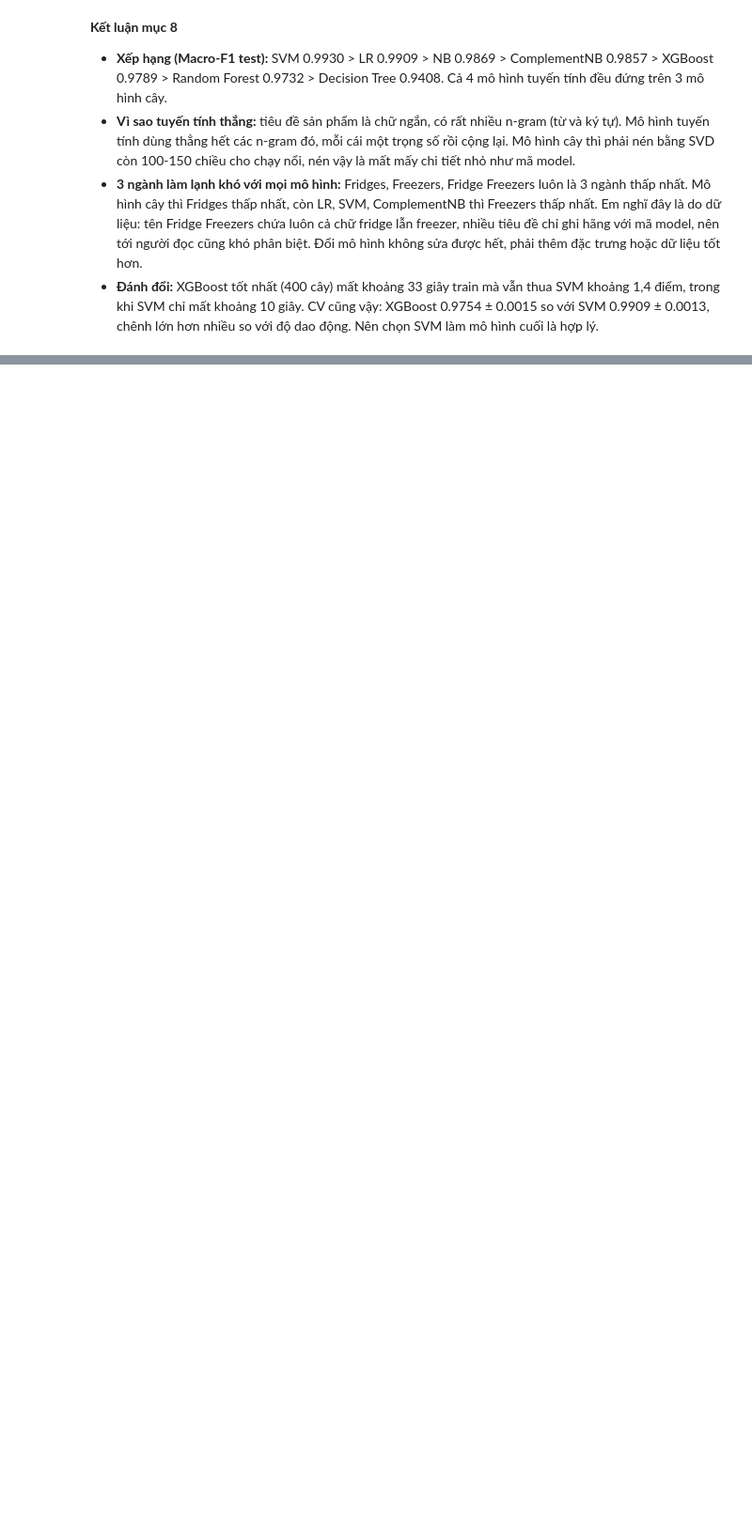
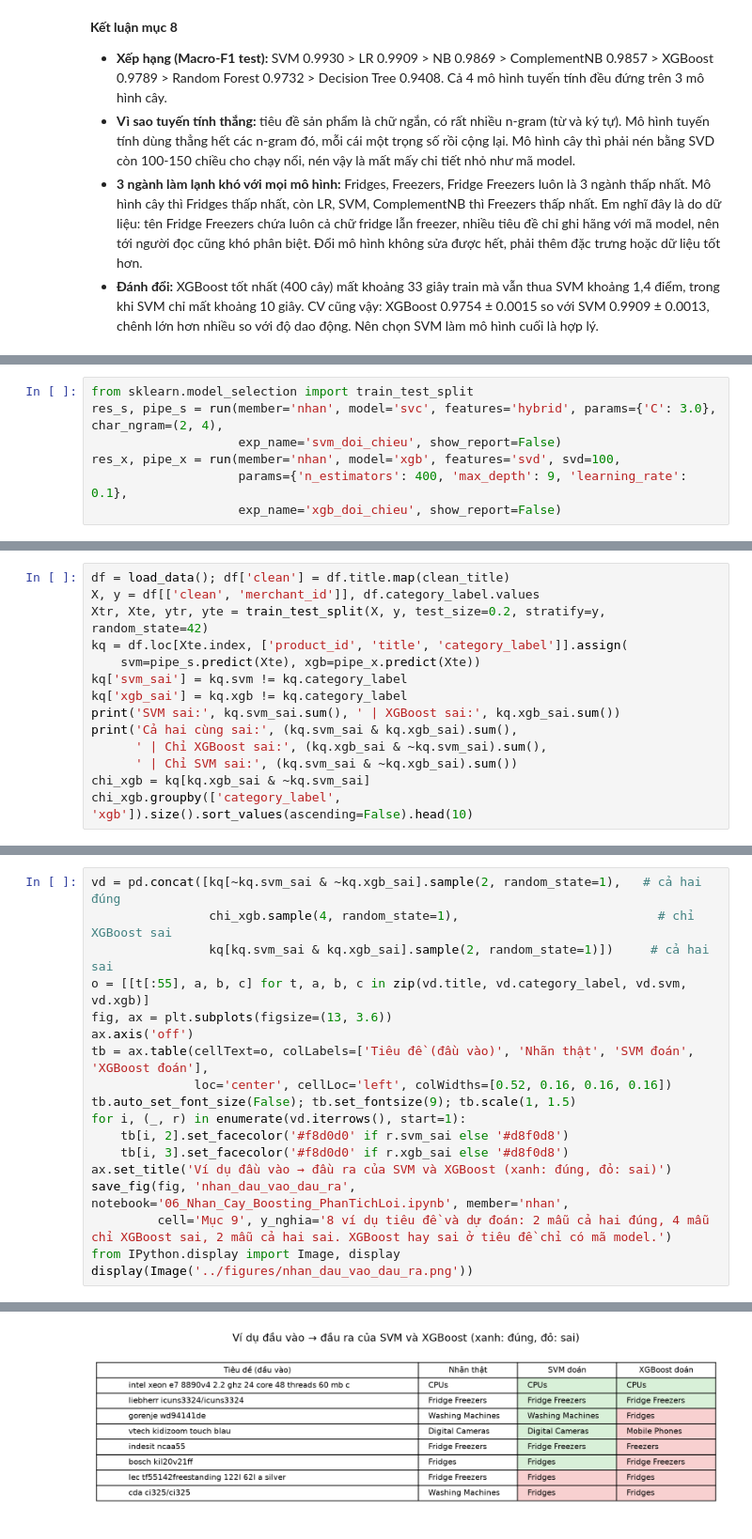
Before and after one commit to Huynh-Quoc-Danh/mayhoc, a Jupyter notebook: DoAnCuoiKy/notebooks/06_Nhan_Cay_Boosting_PhanTichLoi.ipynb, the cells around one changed output, grey strips where cells are left out. Shown at 94% size. Cells and saved outputs as stored; diff of their text form; blank space fills up the shorter version.

Commit message:
DoAnCuoiKy/ exp(nhan): 16/11 so loi SVM (47) va XGBoost (147) - ca hai sai 38, chi XGB sai 109; phan loai 30 mau, hinh dau vao dau ra muc 9

```diff
--- a/DoAnCuoiKy/notebooks/06_Nhan_Cay_Boosting_PhanTichLoi.ipynb
+++ b/DoAnCuoiKy/notebooks/06_Nhan_Cay_Boosting_PhanTichLoi.ipynb
@@ -231,0 +234,7 @@ best[cot]
+# %%
+from sklearn.model_selection import train_test_split
+res_s, pipe_s = run(member='nhan', model='svc', features='hybrid', params={'C': 3.0}, char_ngram=(2, 4),
+                    exp_name='svm_doi_chieu', show_report=False)
+res_x, pipe_x = run(member='nhan', model='xgb', features='svd', svd=100,
+                    params={'n_estimators': 400, 'max_depth': 9, 'learning_rate': 0.1},
+                    exp_name='xgb_doi_chieu', show_report=False)
@@ -231,0 +259,14 @@ best[cot]
+# %%
+df = load_data(); df['clean'] = df.title.map(clean_title)
+X, y = df[['clean', 'merchant_id']], df.category_label.values
+Xtr, Xte, ytr, yte = train_test_split(X, y, test_size=0.2, stratify=y, random_state=42)
+kq = df.loc[Xte.index, ['product_id', 'title', 'category_label']].assign(
+    svm=pipe_s.predict(Xte), xgb=pipe_x.predict(Xte))
+kq['svm_sai'] = kq.svm != kq.category_label
+kq['xgb_sai'] = kq.xgb != kq.category_label
+print('SVM sai:', kq.svm_sai.sum(), ' | XGBoost sai:', kq.xgb_sai.sum())
+print('Cả hai cùng sai:', (kq.svm_sai & kq.xgb_sai).sum(),
+      ' | Chỉ XGBoost sai:', (kq.xgb_sai & ~kq.svm_sai).sum(),
+      ' | Chỉ SVM sai:', (kq.svm_sai & ~kq.xgb_sai).sum())
+chi_xgb = kq[kq.xgb_sai & ~kq.svm_sai]
+chi_xgb.groupby(['category_label', 'xgb']).size().sort_values(ascending=False).head(10)
@@ -231,0 +330,19 @@ best[cot]
+# %%
+vd = pd.concat([kq[~kq.svm_sai & ~kq.xgb_sai].sample(2, random_state=1),   # cả hai đúng
+                chi_xgb.sample(4, random_state=1),                           # chỉ XGBoost sai
+                kq[kq.svm_sai & kq.xgb_sai].sample(2, random_state=1)])     # cả hai sai
+o = [[t[:55], a, b, c] for t, a, b, c in zip(vd.title, vd.category_label, vd.svm, vd.xgb)]
+fig, ax = plt.subplots(figsize=(13, 3.6))
+ax.axis('off')
+tb = ax.table(cellText=o, colLabels=['Tiêu đề (đầu vào)', 'Nhãn thật', 'SVM đoán', 'XGBoost đoán'],
+              loc='center', cellLoc='left', colWidths=[0.52, 0.16, 0.16, 0.16])
+tb.auto_set_font_size(False); tb.set_fontsize(9); tb.scale(1, 1.5)
+for i, (_, r) in enumerate(vd.iterrows(), start=1):
+    tb[i, 2].set_facecolor('#f8d0d0' if r.svm_sai else '#d8f0d8')
+    tb[i, 3].set_facecolor('#f8d0d0' if r.xgb_sai else '#d8f0d8')
+ax.set_title('Ví dụ đầu vào → đầu ra của SVM và XGBoost (xanh: đúng, đỏ: sai)')
+save_fig(fig, 'nhan_dau_vao_dau_ra', notebook='06_Nhan_Cay_Boosting_PhanTichLoi.ipynb', member='nhan',
+         cell='Mục 9', y_nghia='8 ví dụ tiêu đề và dự đoán: 2 mẫu cả hai đúng, 4 mẫu chỉ XGBoost sai, 2 mẫu cả hai sai. XGBoost hay sai ở tiêu đề chỉ có mã model.')
+from IPython.display import Image, display
+display(Image('../figures/nhan_dau_vao_dau_ra.png'))
+# %% [output]
@@ -231,0 +350 @@ best[cot]
+[figure, added]
```
Also changed, not shown: parts of 6 cells of this notebook, 8 other files.
